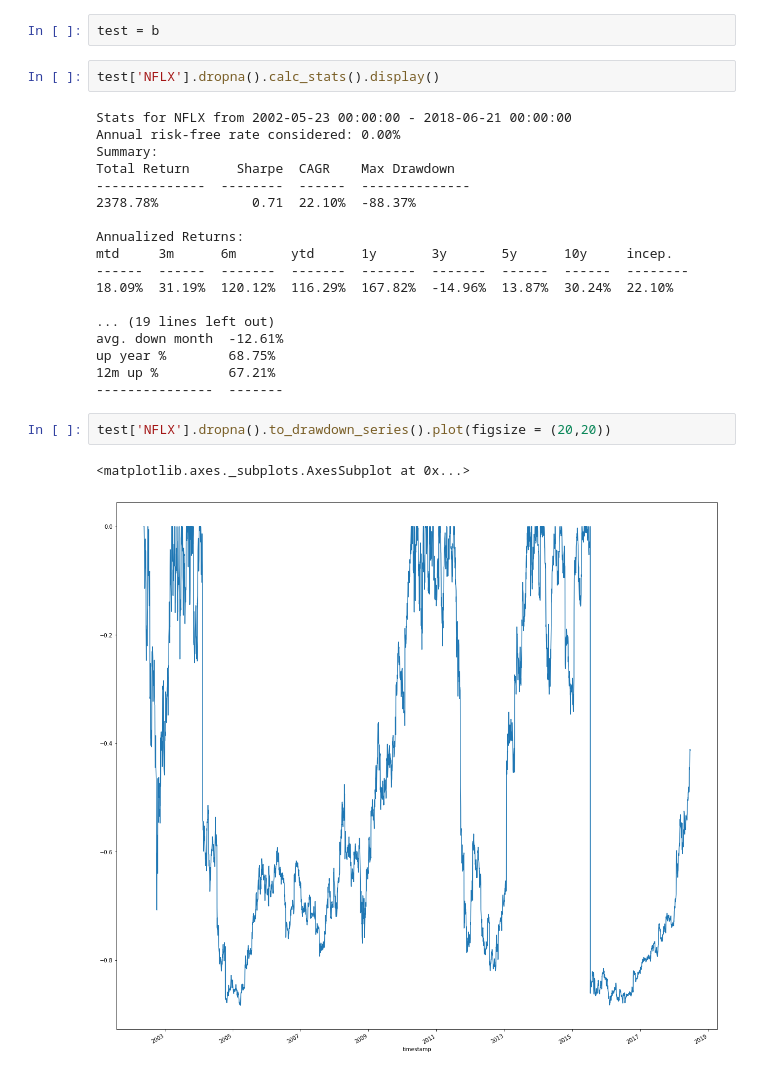
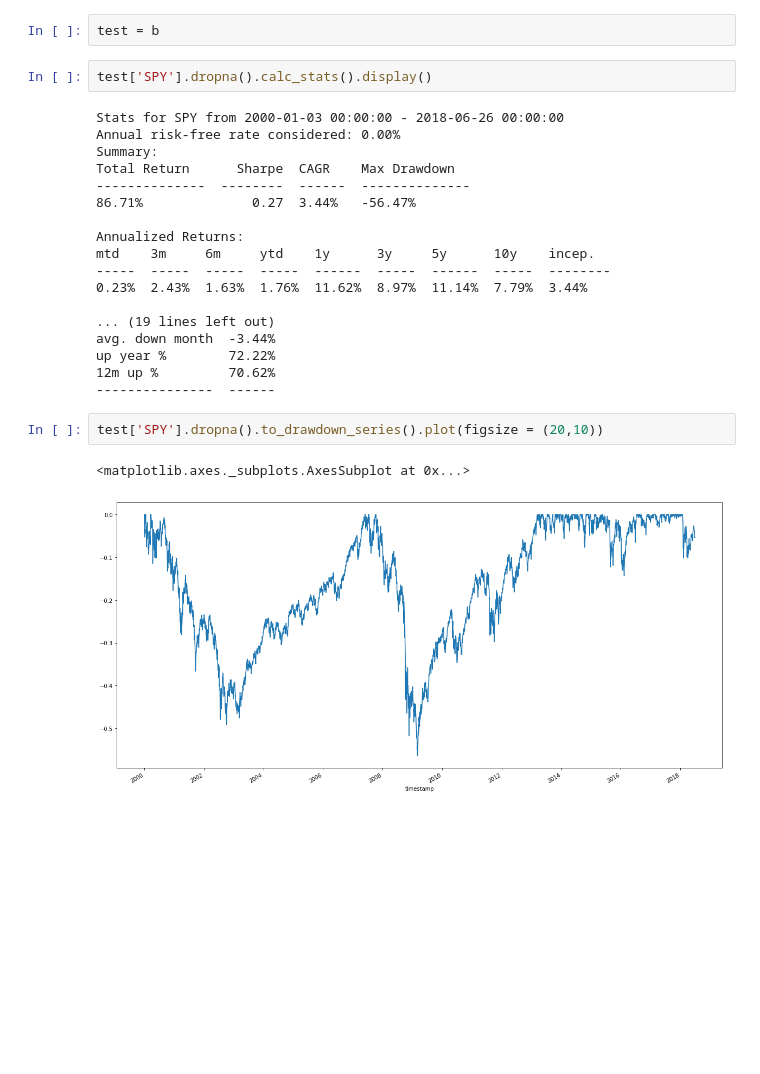
Before and after one commit to xexx12345/MISC, a Jupyter notebook: Day Trading Options/Momentum_Filters_Pickle.ipynb, the cells around one changed output. Drawn from its saved outputs; the diff is of its cells as text; blank space fills up the shorter version.

```diff
--- a/Day Trading Options/Momentum_Filters_Pickle.ipynb
+++ b/Day Trading Options/Momentum_Filters_Pickle.ipynb
@@ -29,27 +29,27 @@ DF.pct_change(252).tail(10).transpose().to_csv("momentum.csv")
 # %%
 test = b
 # %%
-test['NFLX'].dropna().calc_stats().display()
+test['SPY'].dropna().calc_stats().display()
 # %% [output]
-Stats for NFLX from 2002-05-23 00:00:00 - 2018-06-21 00:00:00
+Stats for SPY from 2000-01-03 00:00:00 - 2018-06-26 00:00:00
 Annual risk-free rate considered: 0.00%
 Summary:
 Total Return      Sharpe  CAGR    Max Drawdown
 --------------  --------  ------  --------------
-2378.78%            0.71  22.10%  -88.37%
+86.71%              0.27  3.44%   -56.47%
 
 Annualized Returns:
-mtd     3m      6m       ytd      1y       3y       5y      10y     incep.
-------  ------  -------  -------  -------  -------  ------  ------  --------
-18.09%  31.19%  120.12%  116.29%  167.82%  -14.96%  13.87%  30.24%  22.10%
+mtd    3m     6m     ytd    1y      3y     5y      10y    incep.
+-----  -----  -----  -----  ------  -----  ------  -----  --------
+0.23%  2.43%  1.63%  1.76%  11.62%  8.97%  11.14%  7.79%  3.44%
 
 ... (19 lines left out)
-avg. down month  -12.61%
-up year %        68.75%
-12m up %         67.21%
----------------  -------
+avg. down month  -3.44%
+up year %        72.22%
+12m up %         70.62%
+---------------  ------
 # %%
-test['NFLX'].dropna().to_drawdown_series().plot(figsize = (20,20))
+test['SPY'].dropna().to_drawdown_series().plot(figsize = (20,10))
 # %% [output]
 <matplotlib.axes._subplots.AxesSubplot at 0x...>
-[figure, old version]
+[figure, new version]
```
Also changed, not shown: 3 other files.
